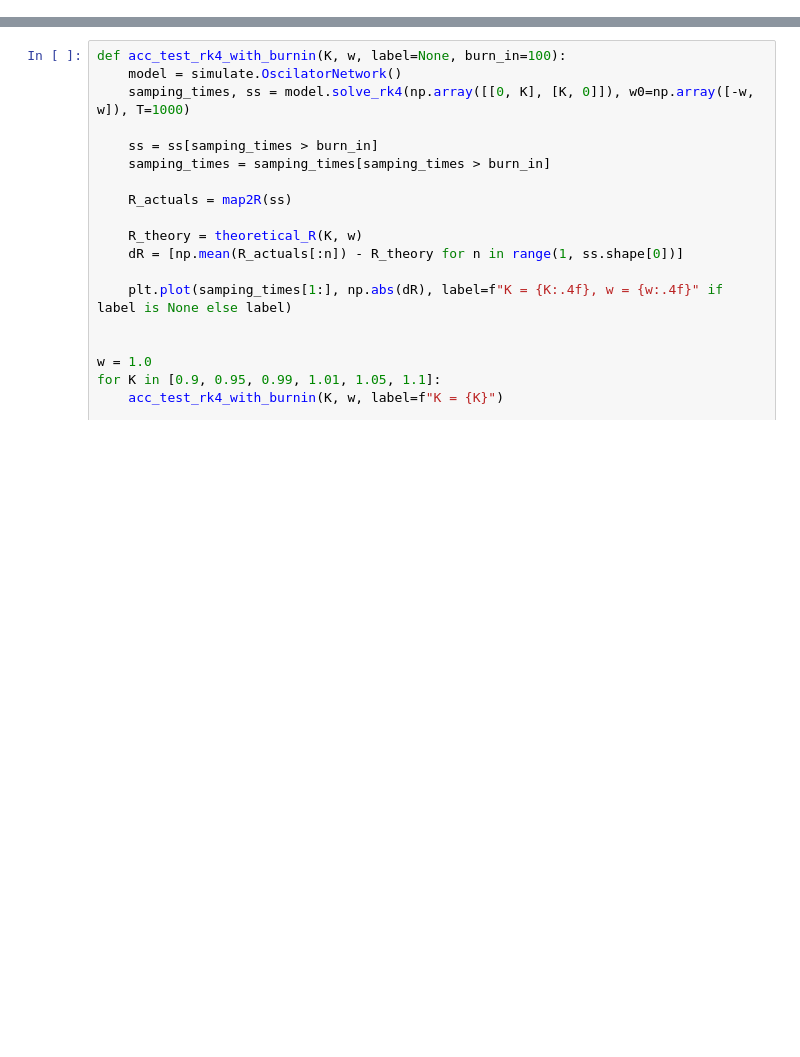
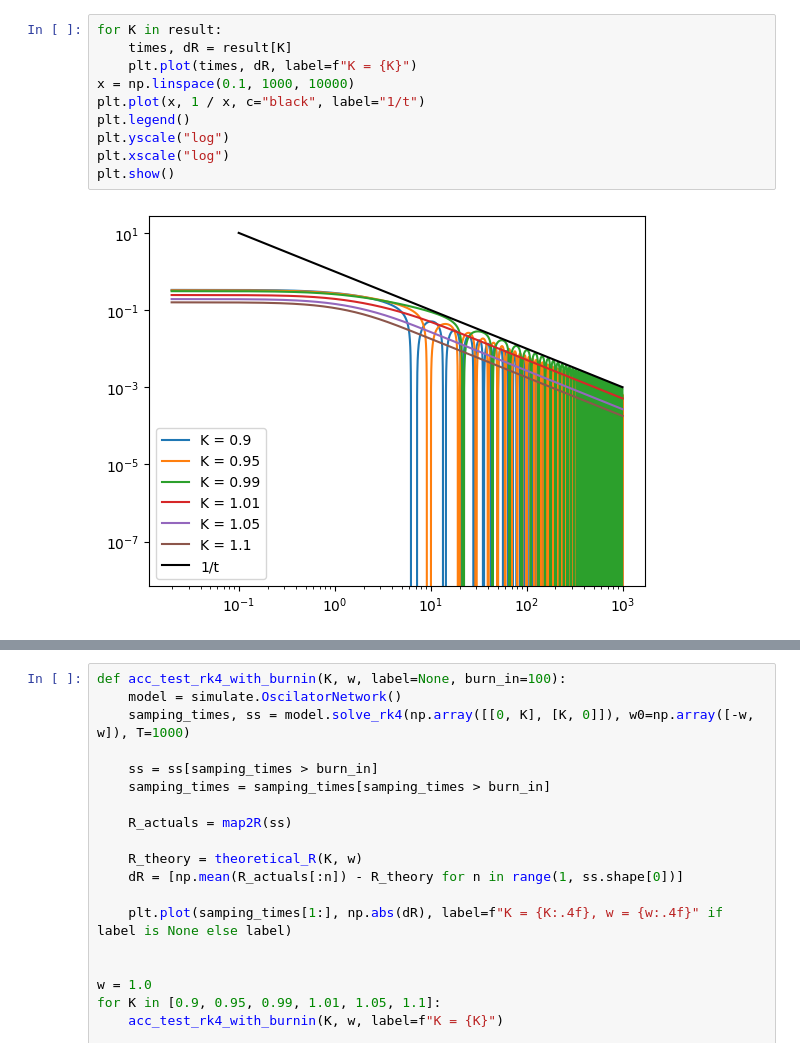
Before and after one commit to hideki1217/PhaseOscilatorExperiment, a Jupyter notebook: phase/scripts/2body_simulation.ipynb, the cells around one changed output, grey strips where cells are left out. Cells and saved outputs as stored; diff of their text form; blank space fills up the shorter version.

```diff
--- a/phase/scripts/2body_simulation.ipynb
+++ b/phase/scripts/2body_simulation.ipynb
@@ -75,0 +112,12 @@ plt.legend()
+# %%
+for K in result:
+    times, dR = result[K]
+    plt.plot(times, dR, label=f"K = {K}")
+x = np.linspace(0.1, 1000, 10000)
+plt.plot(x, 1 / x, c="black", label="1/t")
+plt.legend()
+plt.yscale("log")
+plt.xscale("log")
+plt.show()
+# %% [output]
+[figure, added]
```
Also changed, not shown: parts of 10 cells of this notebook, 2 other files.
